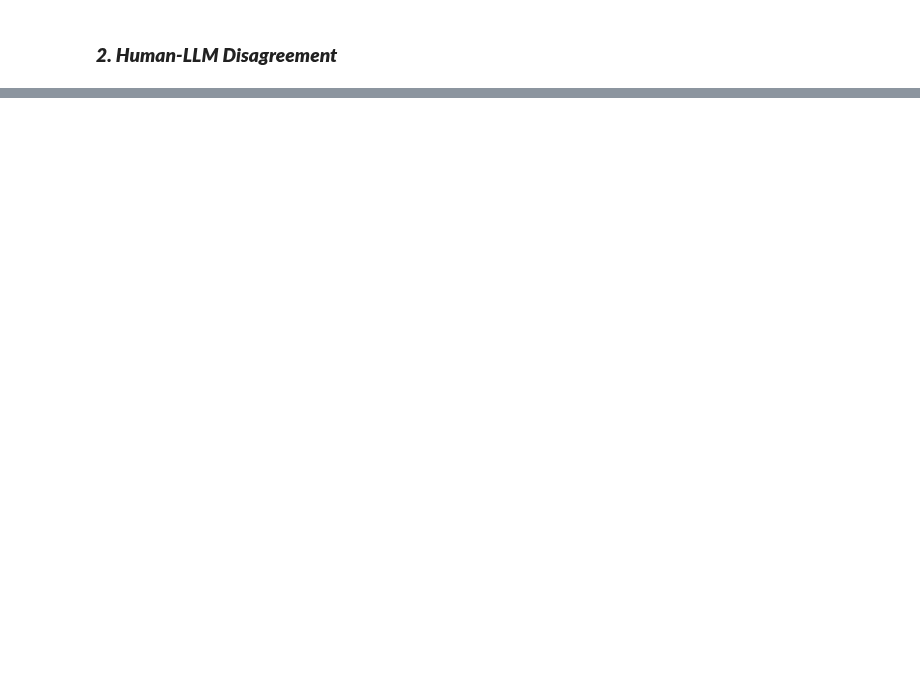
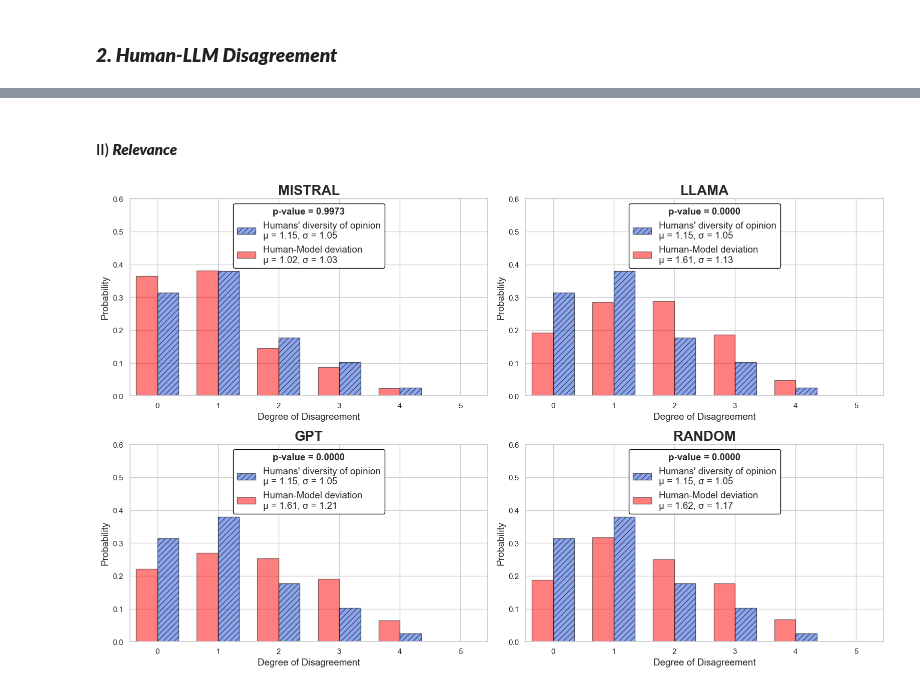
Before and after one commit to Ocean-code-1995/llm-judge-good-enough, a Jupyter notebook: newsroom/src/analysis.ipynb, the cells around one changed output, grey strips where cells are left out. Drawn from its saved outputs; the diff is of its cells as text; code cells hidden in the pictures; blank space fills up the shorter version.

```diff
--- a/newsroom/src/analysis.ipynb
+++ b/newsroom/src/analysis.ipynb
@@ -278,0 +359,20 @@ GPT_coherence: mean=1.60, std=1.13
+# %% [markdown]
+#### II) ***Relevance***
+# %%
+llm_human_disagreements_relevance = {
+    'MISTRAL': llm_human_disagreements['MISTRAL_relevance'],
+    'LLAMA': llm_human_disagreements['LLAMA_relevance'],
+    'GPT': llm_human_disagreements['GPT_relevance'],
+    'RANDOM': human_random_disagreements['random_relevance']
+}
+
+
+Relevance_LLM_Evaluator.plot_model_vs_human_grid(
+    model_disagreement_dict=llm_human_disagreements_relevance,
+    human_human_disagreements=human_disagreements['relevance'],
+    bins=np.arange(0, 5 + 2),
+    bar_width=0.35,
+    y_lim=0.6
+)
+# %% [output]
+[figure, added]
```
Also changed, not shown: parts of 27 cells of this notebook.
